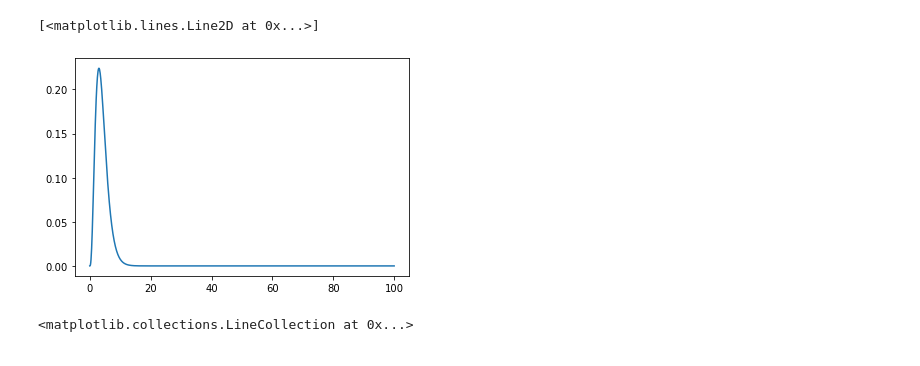
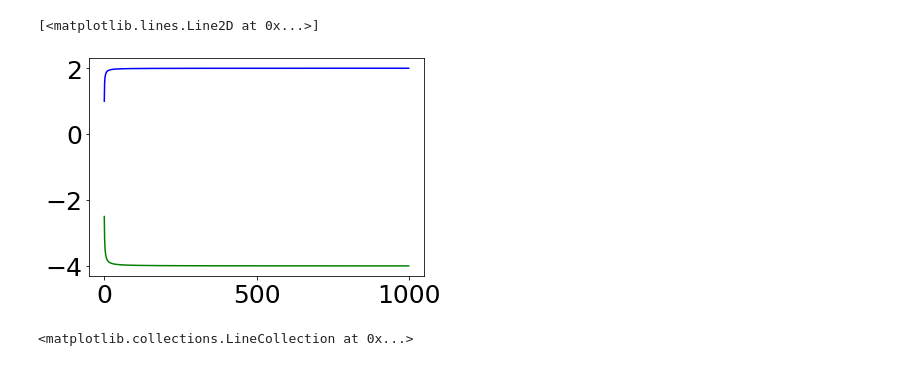
Before and after one commit to leonardocunha2107/Average-Case, a Jupyter notebook: random_figs.ipynb, the cells around one changed output. Cells and saved outputs as stored; diff of their text form; code cells hidden in the pictures.

```diff
--- a/random_figs.ipynb
+++ b/random_figs.ipynb
@@ -5,13 +6,19 @@ import matplotlib.pyplot as plt
 import scipy.special as special
-# %%
-##Gamma distributions
-from scipy.stats import gamma
-x=np.linspace(0,100,1000)
-pdf=gamma.pdf(x,a=4)
-plt.plot(x,pdf)
-# %% [output]
-[<matplotlib.lines.Line2D at 0x...>]
-[figure, removed]
+# %%
+from optim import *
+
+gen=residual_wrapgen(shift_wrapgen(jacobi_basegen(1/2,0),2/1,-1))
+a,b=[],[]
+for _ in range(1000):
+    x,y,_=next(gen)
+    a.append(x)
+    b.append(y)
+
+plt.plot(a,c='b')
+plt.plot(b,c='g')
+# %% [output]
+[<matplotlib.lines.Line2D at 0x...>]
+[figure, added]
 # %%
 ##$\sigma_2$ from (Goujaud, 2021)
 
```
Also changed, not shown: parts of 7 cells of this notebook, 22 other files.
